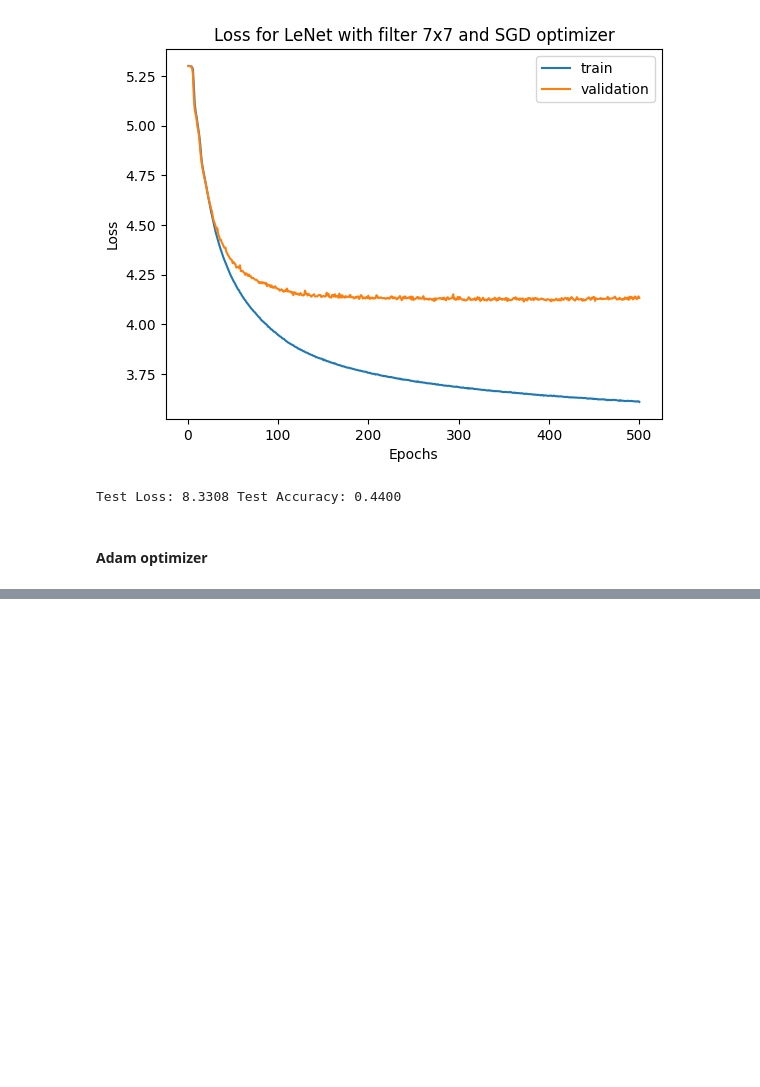
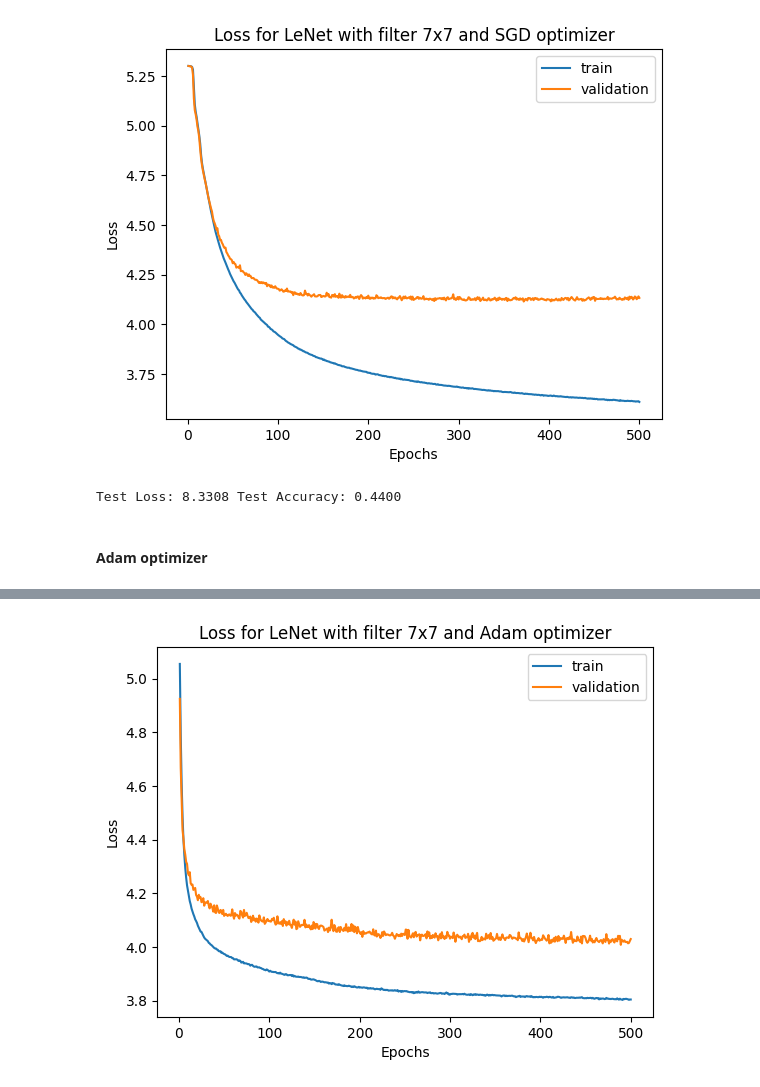
Before and after one commit to MieszkoN/zzsn, a Jupyter notebook: main.ipynb, the cells around one changed output, grey strips where cells are left out. Drawn from its saved outputs; the diff is of its cells as text; code cells hidden in the pictures; blank space fills up the shorter version.

```diff
--- a/main.ipynb
+++ b/main.ipynb
@@ -404 +428,5 @@ model_lenet_filter7_adam = train_model(model_lenet_filter7_adam, dataloaders_len
+# %%
+draw_figure(epochs_lenet+1, train_losses_lenet_filter7_adam, validation_losses_lenet_filter7_adam, 'Loss for LeNet with filter 7x7 and Adam optimizer', 'Loss', 1)
+# %% [output]
+[figure, added]
 # %%
```
Also changed, not shown: parts of 5 cells of this notebook.
